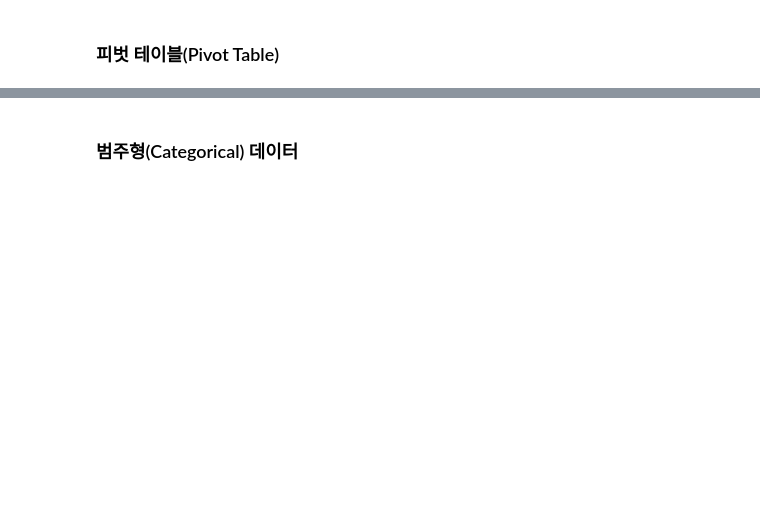
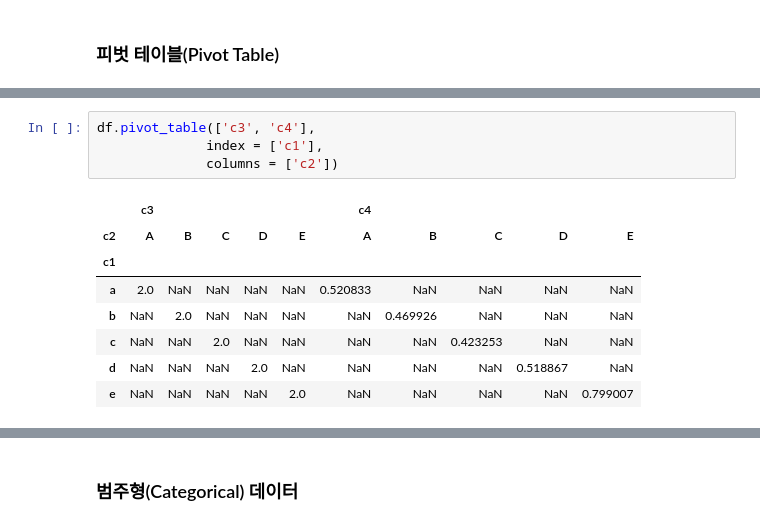
Before and after one commit to whattSUPkim/Data-Science, a Jupyter notebook: Data Analysis/Pandas.ipynb, the cells around one changed output, grey strips where cells are left out. Cells and saved outputs as stored; diff of their text form; blank space fills up the shorter version.

```diff
--- a/Data Analysis/Pandas.ipynb
+++ b/Data Analysis/Pandas.ipynb
@@ -1190,0 +2583,13 @@ idx_flat.set_index(['행정구역', '년도'])
+# %%
+df.pivot_table(['c3', 'c4'],
+              index = ['c1'],
+              columns = ['c2'])
+# %% [output]
+|  | c3 |  |  |  |  | c4 |  |  |  |  |
+| c2 | A | B | C | D | E | A | B | C | D | E |
+| c1 |  |  |  |  |  |  |  |  |  |  |
+| a | 2.0 | NaN | NaN | NaN | NaN | 0.520833 | NaN | NaN | NaN | NaN |
+| b | NaN | 2.0 | NaN | NaN | NaN | NaN | 0.469926 | NaN | NaN | NaN |
+| c | NaN | NaN | 2.0 | NaN | NaN | NaN | NaN | 0.423253 | NaN | NaN |
+| d | NaN | NaN | NaN | 2.0 | NaN | NaN | NaN | NaN | 0.518867 | NaN |
+| e | NaN | NaN | NaN | NaN | 2.0 | NaN | NaN | NaN | NaN | 0.799007 |
```
Also changed, not shown: parts of 196 cells of this notebook.
